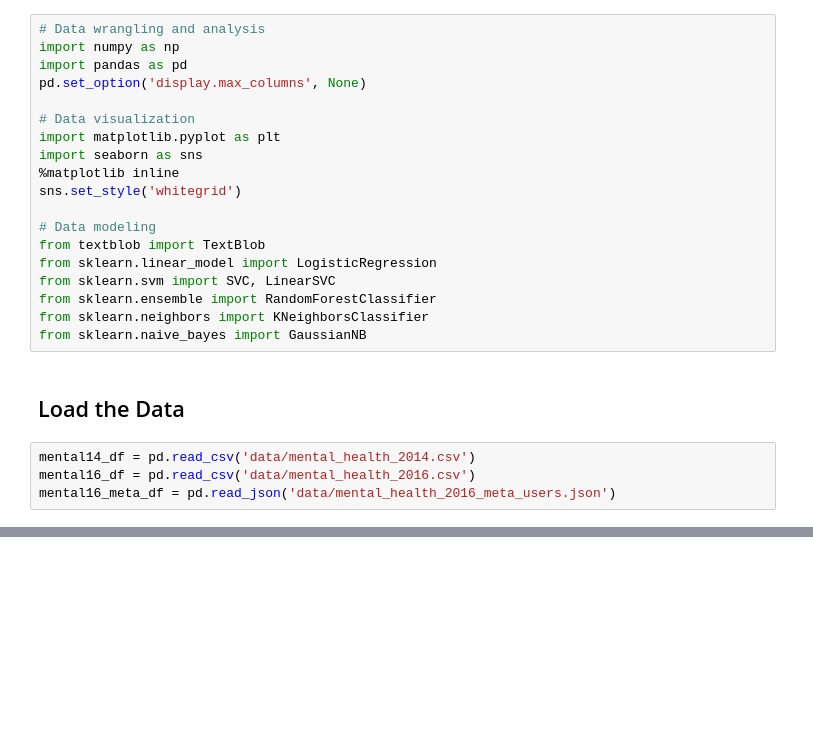
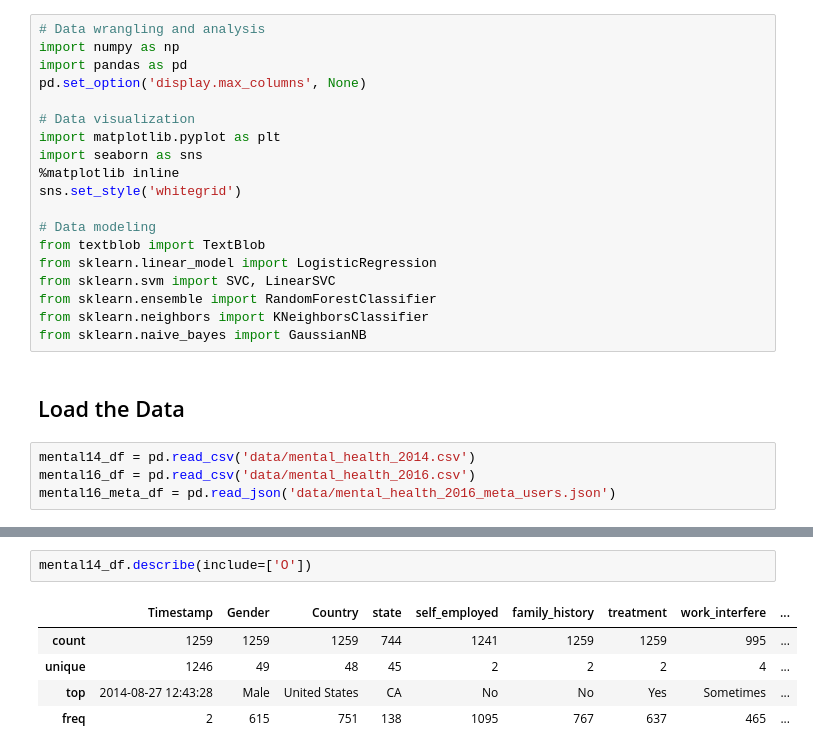
Before and after one commit to phuongho43/cogs108-mental_health, a Jupyter notebook: FinalProject.ipynb, the cells around one changed output, grey strips where cells are left out. Saved outputs shown, nothing was run; the diff lists cells and outputs as text; blank space fills up the shorter version.

Commit message:
Explore and describe 2014 dataset

```diff
--- a/FinalProject.ipynb
+++ b/FinalProject.ipynb
@@ -28,0 +86,8 @@ mental16_meta_df = pd.read_json('data/mental_health_2016_meta_users.json')
+# %%
+mental14_df.describe(include=['O'])
+# %% [output]
+|  | Timestamp | Gender | Country | state | self_employed | family_history | treatment | work_interfere | ... |
+| count | 1259 | 1259 | 1259 | 744 | 1241 | 1259 | 1259 | 995 | ... |
+| unique | 1246 | 49 | 48 | 45 | 2 | 2 | 2 | 4 | ... |
+| top | 2014-08-27 12:43:28 | Male | United States | CA | No | No | Yes | Sometimes | ... |
+| freq | 2 | 615 | 751 | 138 | 1095 | 767 | 637 | 465 | ... |
```
Also changed, not shown: parts of 28 cells of this notebook.
